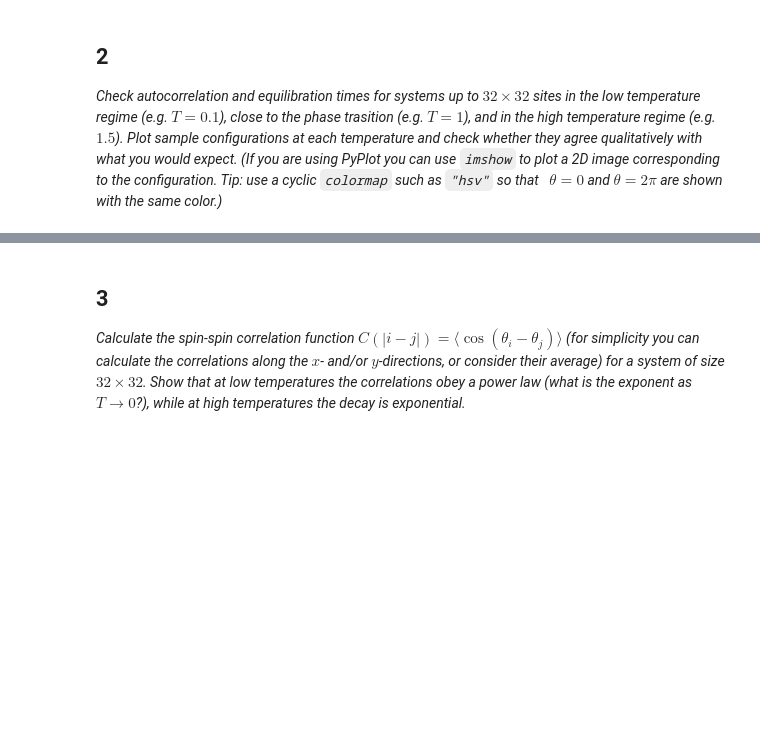
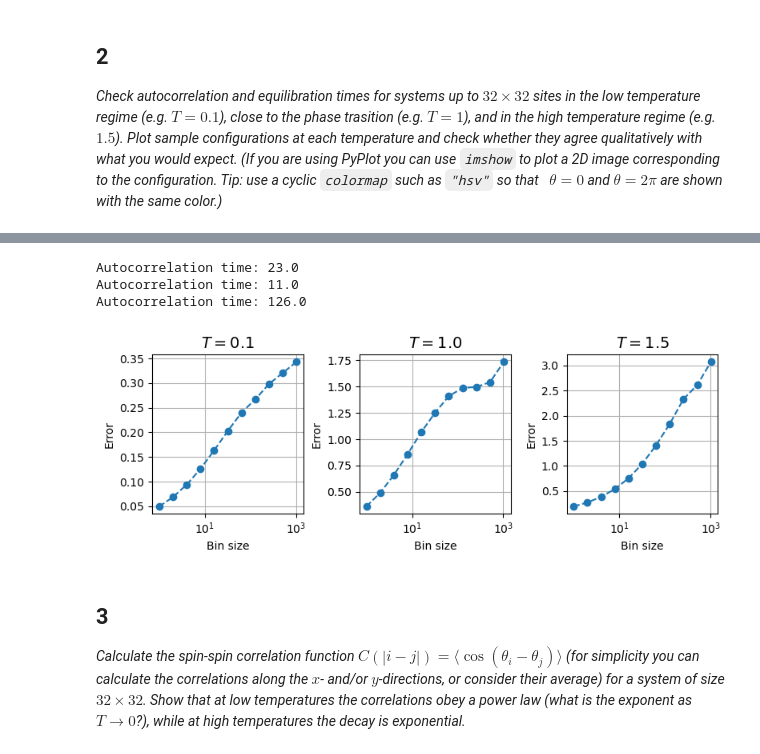
Before and after one commit to NOAMOPH/Computational-Methods-for-Many-Body-Physics, a Jupyter notebook: ProblemSets/PS04.ipynb, the cells around one changed output, grey strips where cells are left out. Drawn from its saved outputs; the diff is of its cells as text; code cells hidden in the pictures; blank space fills up the shorter version.

```diff
--- a/ProblemSets/PS04.ipynb
+++ b/ProblemSets/PS04.ipynb
@@ -200,3 +311,26 @@ gcf()
+# %%
+Neq = 2000
+
+fig,ax = subplots(1,3,figsize=(8,3))
+
+for i = 1:3
+    err = CalculateError(E[i], Neq, Nsw)
+    ax[i].plot(2 .^ range(0, length= length(err)), err, "--o")
+    ax[i].set_xlabel("Bin size")
+    ax[i].set_ylabel("Error")
+    ax[i].grid()
+    ax[i].set_title(L"$T=$"*string(Ts[i]), fontsize=14)
+    ax[i].set_xscale("log")
+    println("Autocorrelation time: ", round(((err[end]/err[1])^2-1)/2) )
+end
+fig.tight_layout()
+
+gcf()
+# %% [output]
+Autocorrelation time: 23.0
+Autocorrelation time: 11.0
+Autocorrelation time: 126.0
+[figure, added]
 # %% [markdown]
 ## 3
 
```
Also changed, not shown: parts of 27 cells of this notebook.
